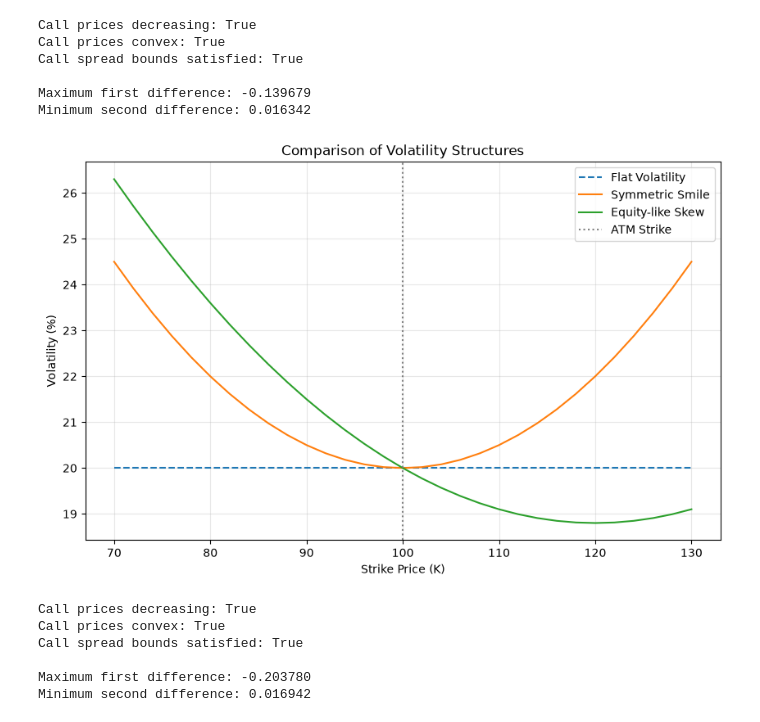
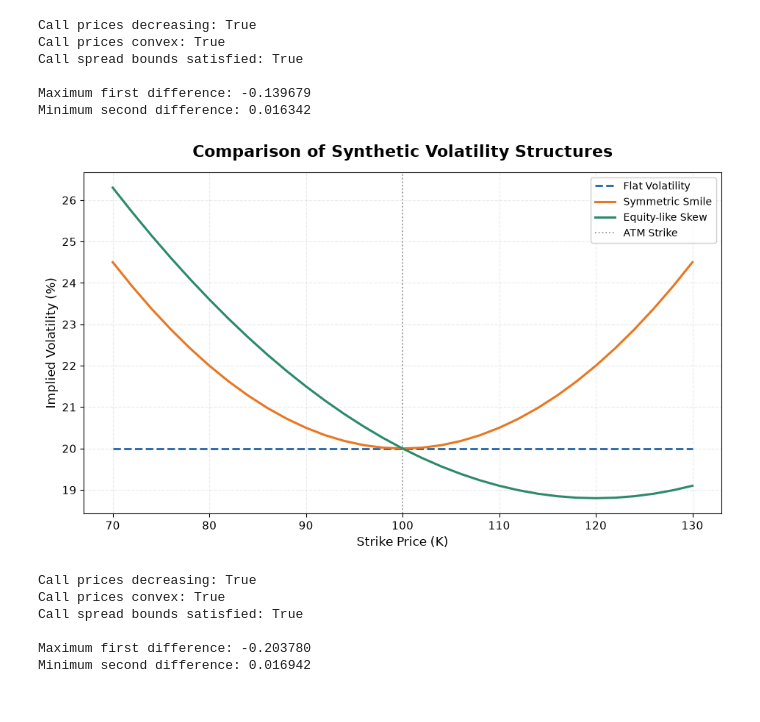
Before and after one commit to nicfan22/quant-option-pricing, a Jupyter notebook: notebooks/04_implied_volatility.ipynb, the cells around one changed output. Saved outputs shown, nothing was run; the diff lists cells and outputs as text; code cells hidden in the pictures.

```diff
--- a/notebooks/04_implied_volatility.ipynb
+++ b/notebooks/04_implied_volatility.ipynb
@@ -494,34 +579,118 @@ plt.plot(
     linestyle="--",
     label="Flat Volatility")
 
 plt.plot(
     K_values,
     sigma_smile * 100,
     label="Symmetric Smile")
 
 plt.plot(
     K_values,
     sigma_skew * 100,
     label="Equity-like Skew")
 
 plt.axvline(
     S, color="gray", linestyle=":",
     label="ATM Strike")
 
 plt.xlabel("Strike Price (K)")
 plt.ylabel("Volatility (%)")
 plt.title("Comparison of Volatility Structures")
 
 plt.legend()
 plt.grid(True, alpha=0.3)
 
+
+# Final formatting - Volatility Structure Comparison
+
+ax = plt.gca()
+fig = plt.gcf()
+
+fig.set_size_inches(9.5, 5.8)
+
+# Style existing volatility curves
+for line in ax.get_lines():
+
+    label = line.get_label()
+
+    if label == "Flat Volatility":
+        line.set(
+            color="#2563A6",
+            linestyle="--",
+            linewidth=2.0
+        )
+
+    elif label == "Symmetric Smile":
+        line.set(
+            color="#E87722",
+            linestyle="-",
+            linewidth=2.2
+        )
+
+    elif label == "Equity-like Skew":
+        line.set(
+            color="#2C8A69",
+            linestyle="-",
+            linewidth=2.2
+        )
+
+    elif label == "ATM Strike":
+        line.set(
+            color="gray",
+            linestyle=":",
+            linewidth=1.3,
+            alpha=0.8
+        )
+
+# Titles and labels
+ax.set_title(
+    "Comparison of Synthetic Volatility Structures",
+    fontsize=16,
+    fontweight="bold",
+    pad=15
+)
+
+ax.set_xlabel(
+    "Strike Price (K)",
+    fontsize=12
+)
+
+ax.set_ylabel(
+    "Implied Volatility (%)",
+    fontsize=12
+)
+
+# Simplify grid
+ax.grid(False, which="both")
+ax.grid(
+    True,
+    which="major",
+    linestyle="--",
+    alpha=0.25,
+    linewidth=0.8
+)
+
+ax.legend(
+    loc="upper right",
+    fontsize=10,
+    frameon=True,
+    framealpha=0.95
+)
+
+ax.tick_params(
+    axis="both",
+    labelsize=11
+)
+
+plt.tight_layout()
+
 plt.savefig(
     figures_path / "volatility_structures_comparison.png",
     dpi=300,
     bbox_inches="tight")
 plt.show()
 # %% [output]
-[figure, old version]
+[figure, new version]
 # %%
 # Generate synthetic call prices using the equity-like skew
 skew_prices = []
```
Also changed, not shown: parts of 2 cells of this notebook, 5 other files.
